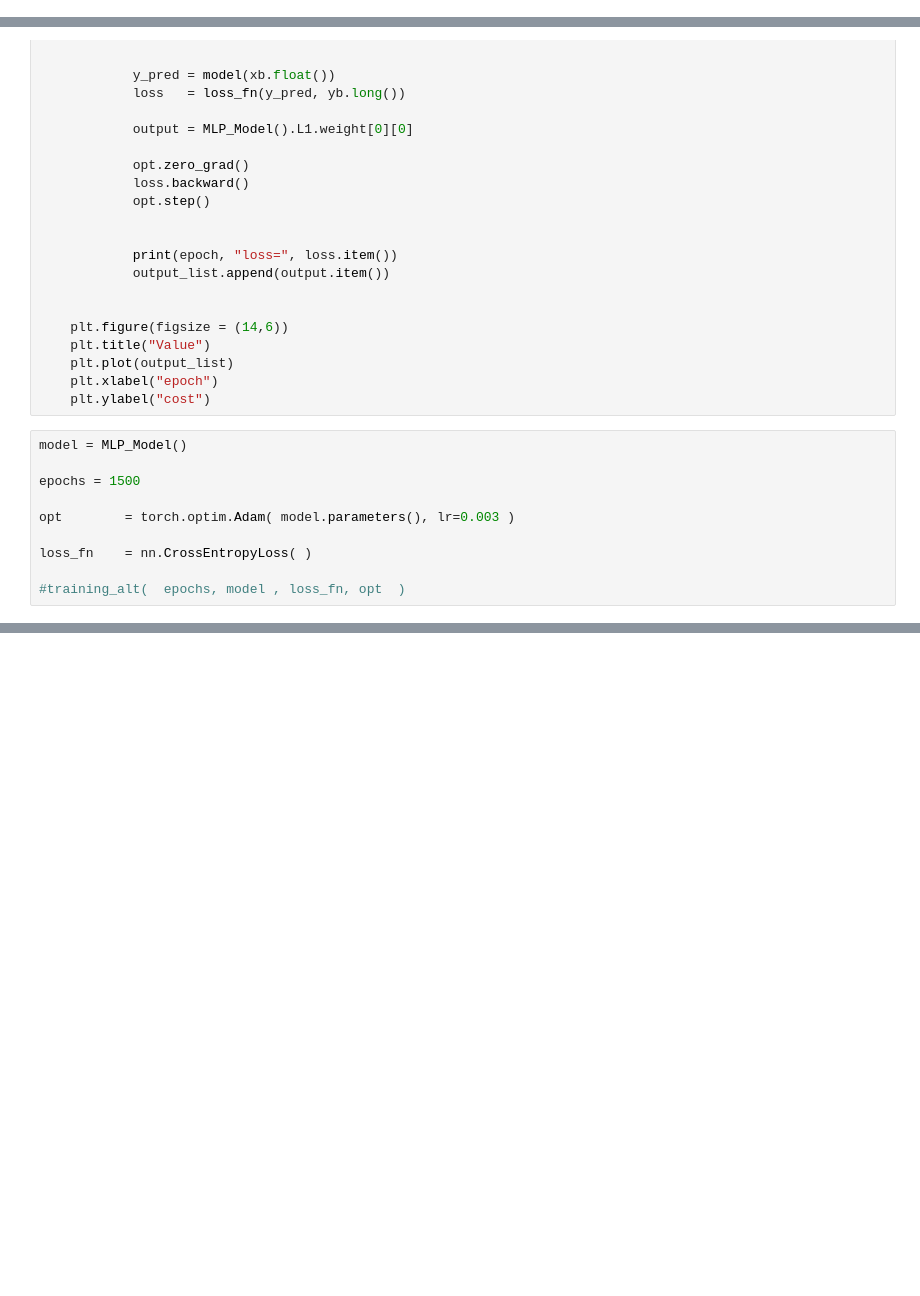
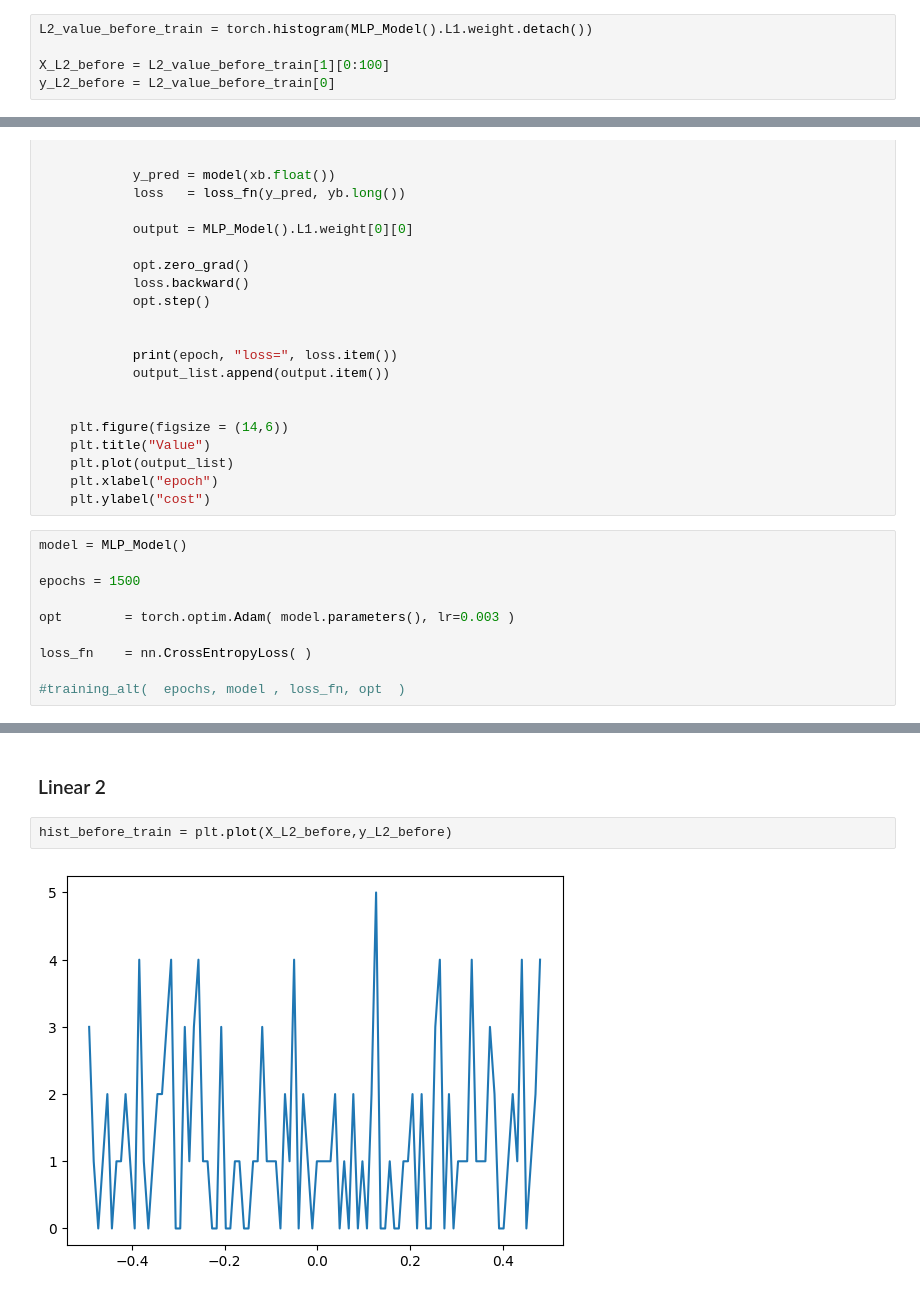
Before and after one commit to Erickllino/Neural_Network, a Jupyter notebook: NN.ipynb, the cells around one changed output, grey strips where cells are left out. Drawn from its saved outputs; the diff is of its cells as text; blank space fills up the shorter version.

```diff
--- a/NN.ipynb
+++ b/NN.ipynb
@@ -270,3 +270,8 @@ y_before = value_before_train[0]
+# %%
+L2_value_before_train = torch.histogram(MLP_Model().L1.weight.detach())
+
+X_L2_before = L2_value_before_train[1][0:100]
+y_L2_before = L2_value_before_train[0]
 # %% [markdown]
 # Treino
 
@@ -468,0 +482,6 @@ hist_after_train = plt.plot(X_after,y_after)
+# %% [markdown]
+### Linear 2
+# %%
+hist_before_train = plt.plot(X_L2_before,y_L2_before)
+# %% [output]
+[figure, added]
```
Also changed, not shown: parts of 10 cells of this notebook.
